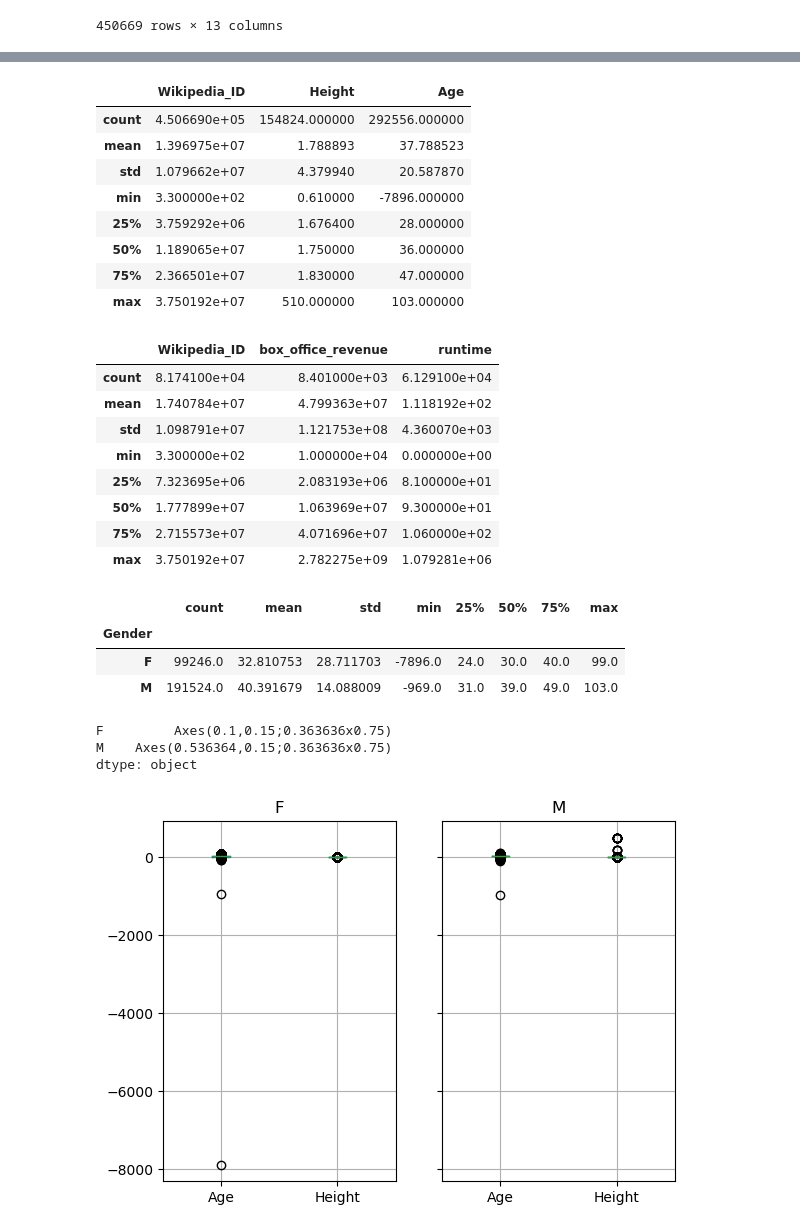
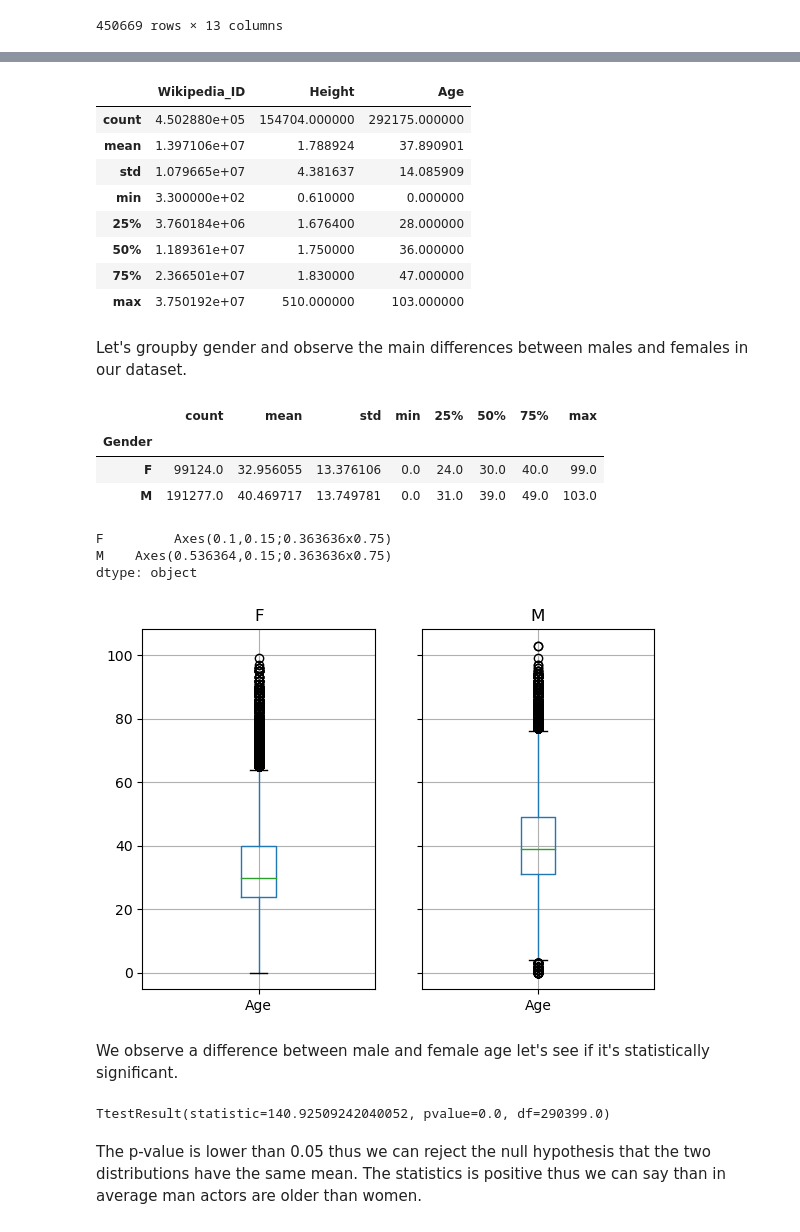
Before and after one commit to epfl-ada/ada-2023-project-adavengers2023, a Jupyter notebook: Descriptive.ipynb, the cells around one changed output, grey strips where cells are left out. Saved outputs shown, nothing was run; the diff lists cells and outputs as text; code cells hidden in the pictures.

```diff
--- a/Descriptive.ipynb
+++ b/Descriptive.ipynb
@@ -36,2 +58,3 @@ character
 # %%
-character[character["Age"]<=0]
+#Remove negative ages
+character = character.mask(character["Age"] <0)
@@ -53,37 +62,36 @@ character[character["Age"]<=0]
 character.describe()
 # %% [output]
 |  | Wikipedia_ID | Height | Age |
-| count | 4.506690e+05 | 154824.000000 | 292556.000000 |
-| mean | 1.396975e+07 | 1.788893 | 37.788523 |
-| std | 1.079662e+07 | 4.379940 | 20.587870 |
-| min | 3.300000e+02 | 0.610000 | -7896.000000 |
-| 25% | 3.759292e+06 | 1.676400 | 28.000000 |
-| 50% | 1.189065e+07 | 1.750000 | 36.000000 |
+| count | 4.502880e+05 | 154704.000000 | 292175.000000 |
+| mean | 1.397106e+07 | 1.788924 | 37.890901 |
+| std | 1.079665e+07 | 4.381637 | 14.085909 |
+| min | 3.300000e+02 | 0.610000 | 0.000000 |
+| 25% | 3.760184e+06 | 1.676400 | 28.000000 |
+| 50% | 1.189361e+07 | 1.750000 | 36.000000 |
 | 75% | 2.366501e+07 | 1.830000 | 47.000000 |
 | max | 3.750192e+07 | 510.000000 | 103.000000 |
-# %%
-dfmovie.describe()
-# %% [output]
-|  | Wikipedia_ID | box_office_revenue | runtime |
-| count | 8.174100e+04 | 8.401000e+03 | 6.129100e+04 |
-| mean | 1.740784e+07 | 4.799363e+07 | 1.118192e+02 |
-| std | 1.098791e+07 | 1.121753e+08 | 4.360070e+03 |
-| min | 3.300000e+02 | 1.000000e+04 | 0.000000e+00 |
-| 25% | 7.323695e+06 | 2.083193e+06 | 8.100000e+01 |
-| 50% | 1.777899e+07 | 1.063969e+07 | 9.300000e+01 |
-| 75% | 2.715573e+07 | 4.071696e+07 | 1.060000e+02 |
-| max | 3.750192e+07 | 2.782275e+09 | 1.079281e+06 |
+# %% [markdown]
+Let's groupby gender and observe the main differences between males and females in our dataset.
 # %%
-character.groupby("Gender").Age.describe()
+Grouped_gender = character.groupby("Gender")
+Grouped_gender.Age.describe()
 # %% [output]
 |  | count | mean | std | min | 25% | 50% | 75% | max |
 | Gender |  |  |  |  |  |  |  |  |
-| F | 99246.0 | 32.810753 | 28.711703 | -7896.0 | 24.0 | 30.0 | 40.0 | 99.0 |
-| M | 191524.0 | 40.391679 | 14.088009 | -969.0 | 31.0 | 39.0 | 49.0 | 103.0 |
+| F | 99124.0 | 32.956055 | 13.376106 | 0.0 | 24.0 | 30.0 | 40.0 | 99.0 |
+| M | 191277.0 | 40.469717 | 13.749781 | 0.0 | 31.0 | 39.0 | 49.0 | 103.0 |
 # %%
-character.groupby("Gender").boxplot(column = ["Age", "Height"])
+Grouped_gender.boxplot(column = ["Age"])
 # %% [output]
 F         Axes(0.1,0.15;0.363636x0.75)
 M    Axes(0.536364,0.15;0.363636x0.75)
 dtype: object
-[figure, old version]
+[figure, new version]
+# %% [markdown]
+We observe a difference between male and female age let's see if it's statistically significant.
+# %%
+ttest_ind( character.loc[character['Gender'] == "M", 'Age'].dropna(),character.loc[character['Gender'] == "F", 'Age'].dropna())
+# %% [output]
+TtestResult(statistic=140.92509242040052, pvalue=0.0, df=290399.0)
+# %% [markdown]
+The p-value is lower than 0.05 thus we can reject the null hypothesis that the two distributions have the same mean. The statistics is positive thus we can say than in average man actors are older than women.
```
Also changed, not shown: parts of 20 cells of this notebook, 6 other files.
